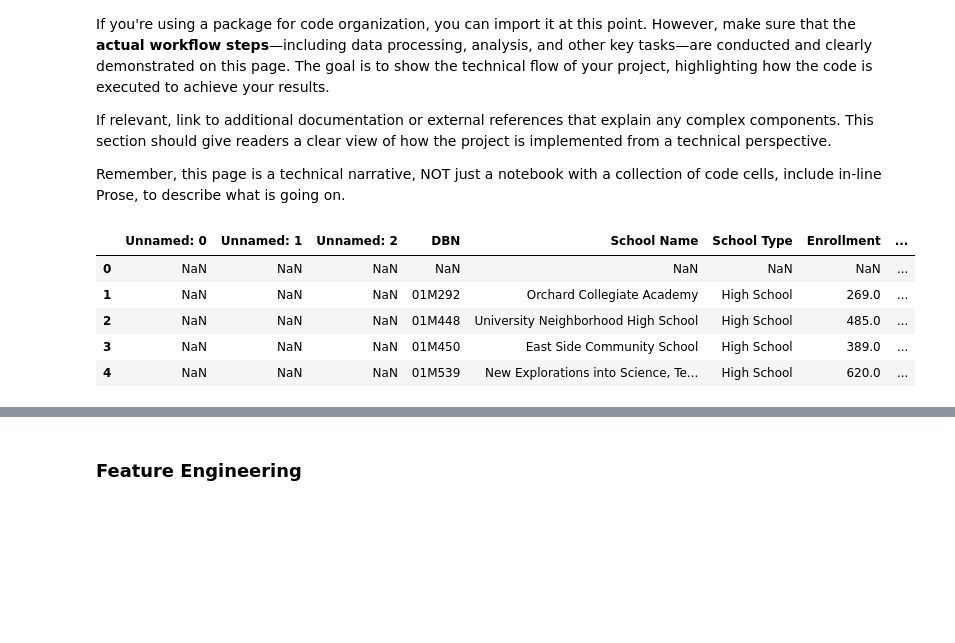
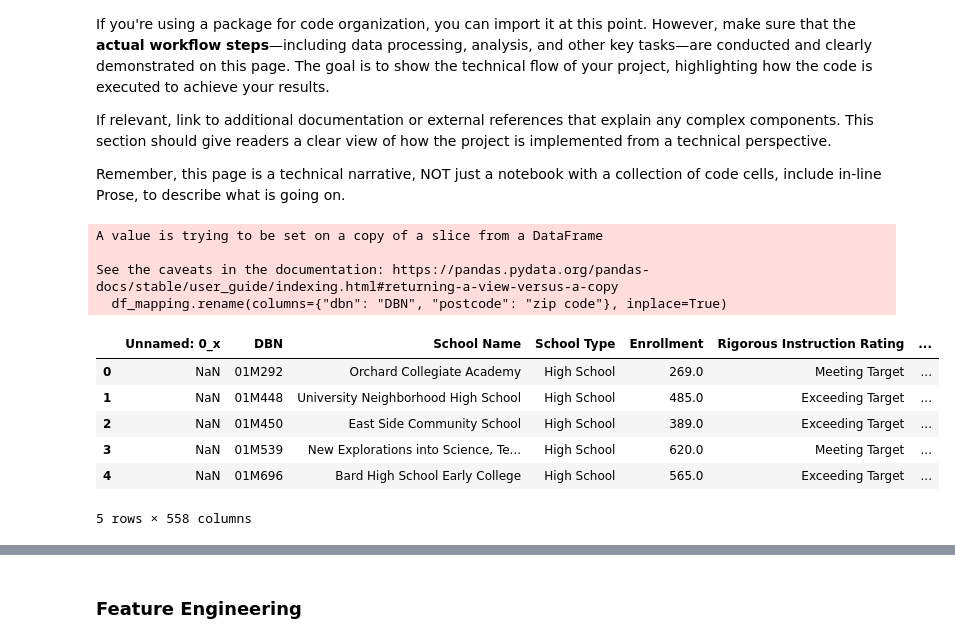
Before and after one commit to joyjessica/DSAN_5000_project, a Jupyter notebook: technical-details/data-cleaning/main.ipynb, the cells around one changed output, grey strips where cells are left out. Saved outputs shown, nothing was run; the diff lists cells and outputs as text; code cells hidden in the pictures; blank space fills up the shorter version.

Commit message:
add in other df to merge

```diff
--- a/technical-details/data-cleaning/main.ipynb
+++ b/technical-details/data-cleaning/main.ipynb
@@ -33,0 +43,11 @@ all_sheets = pd.read_excel('../../data/raw-data/202223-hs-sqr-results.xlsx', ski
+# %%
+#get columns we want from mapping
+df_mapping = mapping_df[['dbn','postcode']]
+df_mapping.rename(columns={"dbn": "DBN", "postcode": "zip code"}, inplace=True)
+#add zip code to df
+df = df_quality.merge(df_mapping, on='DBN', how='left')
+# %% [output]
+A value is trying to be set on a copy of a slice from a DataFrame
+
+See the caveats in the documentation: https://pandas.pydata.org/pandas-docs/stable/user_guide/indexing.html#returning-a-view-versus-a-copy
+  df_mapping.rename(columns={"dbn": "DBN", "postcode": "zip code"}, inplace=True)
@@ -34,16 +58,27 @@ all_sheets = pd.read_excel('../../data/raw-data/202223-hs-sqr-results.xlsx', ski
+# %%
+#manually impute zip codes and read back in filled df
+map2 = pd.read_csv('../../data/mapping/missing_list_labeled.csv')
+# %%
+#merge again and fill in missing zip codes
+df = df.merge(map2, on='DBN', how='left')
+df['zip code'] = df['zip code'].fillna(df['zipcode1'])
+df.drop(columns=['school_name1', 'zipcode1'],inplace=True)
+# %%
+#add in ACS data
+ACS_df['zip code tabulation area'] = pd.to_numeric(ACS_df['zip code tabulation area'])
+ACS_df.rename(columns={"zip code tabulation area": "zip code"}, inplace=True)
+df = df.merge(ACS_df, on='zip code', how='left')
 # %%
-# Concat 4 dicts of sheets
-df = pd.concat(all_sheets.values(), axis=1)
-
 # pre cleaning df.head check
 df.head()
 # %% [output]
-|  | Unnamed: 0 | Unnamed: 1 | Unnamed: 2 | DBN | School Name | School Type | Enrollment | ... |
-| 0 | NaN | NaN | NaN | NaN | NaN | NaN | NaN | ... |
-| 1 | NaN | NaN | NaN | 01M292 | Orchard Collegiate Academy | High School | 269.0 | ... |
-| 2 | NaN | NaN | NaN | 01M448 | University Neighborhood High School | High School | 485.0 | ... |
-| 3 | NaN | NaN | NaN | 01M450 | East Side Community School | High School | 389.0 | ... |
-| 4 | NaN | NaN | NaN | 01M539 | New Explorations into Science, Te... | High School | 620.0 | ... |
+|  | Unnamed: 0_x | DBN | School Name | School Type | Enrollment | Rigorous Instruction Rating | ... |
+| 0 | NaN | 01M292 | Orchard Collegiate Academy | High School | 269.0 | Meeting Target | ... |
+| 1 | NaN | 01M448 | University Neighborhood High School | High School | 485.0 | Exceeding Target | ... |
+| 2 | NaN | 01M450 | East Side Community School | High School | 389.0 | Exceeding Target | ... |
+| 3 | NaN | 01M539 | New Explorations into Science, Te... | High School | 620.0 | Meeting Target | ... |
+| 4 | NaN | 01M696 | Bard High School Early College | High School | 565.0 | Exceeding Target | ... |
+5 rows × 558 columns
 # %%
 #Pre Cleaning data types
 df.dtypes.value_counts()
```
Also changed, not shown: parts of 13 cells of this notebook.
